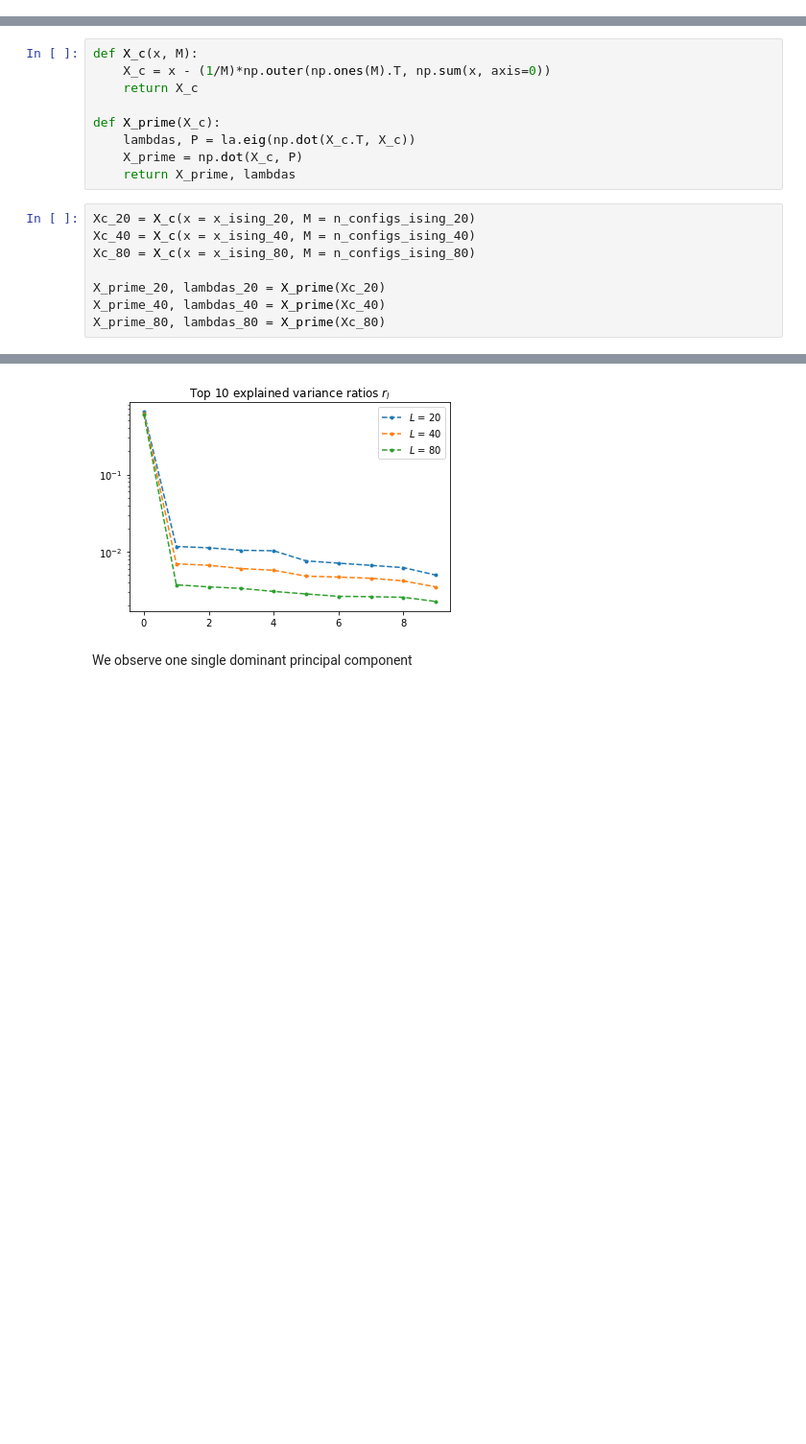
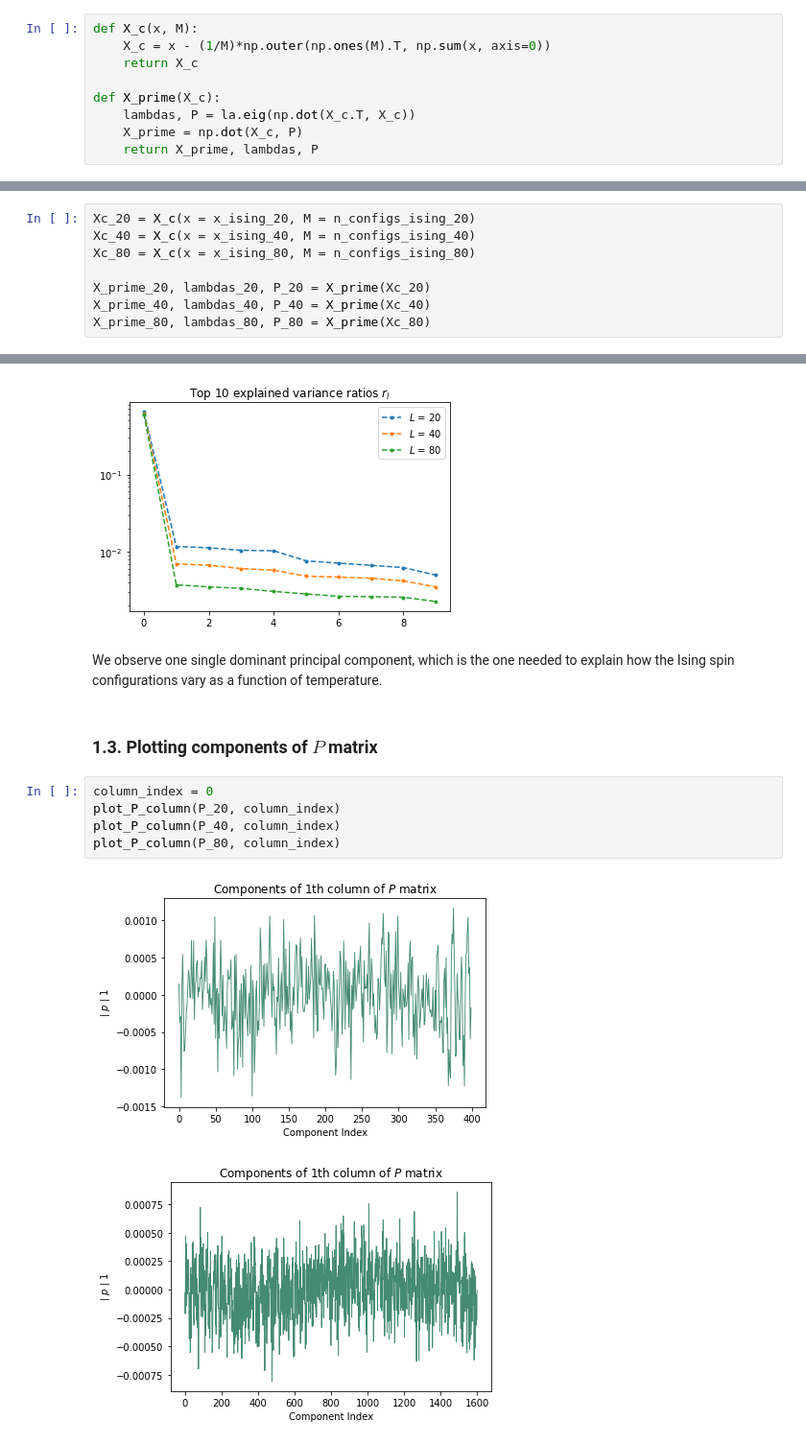
Before and after one commit to sofiagonga/ML_manybody_physics, a Jupyter notebook: dimensional_reduction_phase_transitions/dimensional_reduction.ipynb, the cells around one changed output, grey strips where cells are left out. Shown at 96% size. Cells and saved outputs as stored; diff of their text form; blank space fills up the shorter version.

```diff
--- a/dimensional_reduction_phase_transitions/dimensional_reduction.ipynb
+++ b/dimensional_reduction_phase_transitions/dimensional_reduction.ipynb
@@ -93,3 +133,12 @@ Ising model system sizes:  20 40 80
+# %%
+def X_c(x, M):
+    X_c = x - (1/M)*np.outer(np.ones(M).T, np.sum(x, axis=0))
+    return X_c
+
+def X_prime(X_c):
+    lambdas, P = la.eig(np.dot(X_c.T, X_c))
+    X_prime = np.dot(X_c, P)
+    return X_prime, lambdas, P
 # %% [markdown]
 ## 1. Principal component analysis (PCA)
 # %% [markdown]
@@ -98,20 +149,11 @@ The principal component analysis (PCA) method performs dimensional reduction by
 ### 1.1. Obtaining the principal components
 # %% [markdown]
 PCA can be performed on a matrix $X_C$ where each column has mean 0. One can calculate $X_C$ from $x$ as: $X_{ij}^C = X_{ij} - \frac{1}{M}\sum_{k=1}^M X_{kj}$. The principal components $x′_1, x′_2,...$ are then stored in the columns of an $M \times N$ matrix: $X' = X_C P$. $P$ is determined by solving the eigenvalue problem: $\frac{1}{M-1}X_C^TX_C = P^T D P$ where $D$ is a diagonal matrix with non-negative entries $\lambda_1 \geq \lambda_2 \geq  ... \geq  \lambda_N \geq  0$.
-# %%
-def X_c(x, M):
-    X_c = x - (1/M)*np.outer(np.ones(M).T, np.sum(x, axis=0))
-    return X_c
-
-def X_prime(X_c):
-    lambdas, P = la.eig(np.dot(X_c.T, X_c))
-    X_prime = np.dot(X_c, P)
-    return X_prime, lambdas
 # %%
 Xc_20 = X_c(x = x_ising_20, M = n_configs_ising_20)
 Xc_40 = X_c(x = x_ising_40, M = n_configs_ising_40)
 Xc_80 = X_c(x = x_ising_80, M = n_configs_ising_80)
 
-X_prime_20, lambdas_20 = X_prime(Xc_20)
-X_prime_40, lambdas_40 = X_prime(Xc_40)
-X_prime_80, lambdas_80 = X_prime(Xc_80)
+X_prime_20, lambdas_20, P_20 = X_prime(Xc_20)
+X_prime_40, lambdas_40, P_40 = X_prime(Xc_40)
+X_prime_80, lambdas_80, P_80 = X_prime(Xc_80)
@@ -187,5 +206,15 @@ rl_80_top_10 = rl_80_max_to_min[0:10]
 plot_evr_comparison([rl_20_top_10, rl_40_top_10, rl_80_top_10], [20,40,80])
 # %% [output]
 [figure]
-# %% [markdown]
-We observe one single dominant principal component
+# %% [markdown]
+We observe one single dominant principal component, which is the one needed to explain how the Ising spin configurations vary as a function of temperature.
+# %% [markdown]
+### 1.3. Plotting components of $P$ matrix
+# %%
+column_index = 0
+plot_P_column(P_20, column_index)
+plot_P_column(P_40, column_index)
+plot_P_column(P_80, column_index)
+# %% [output]
+[figure, added]
+[figure, added]
```
Also changed, not shown: parts of 23 cells of this notebook.
